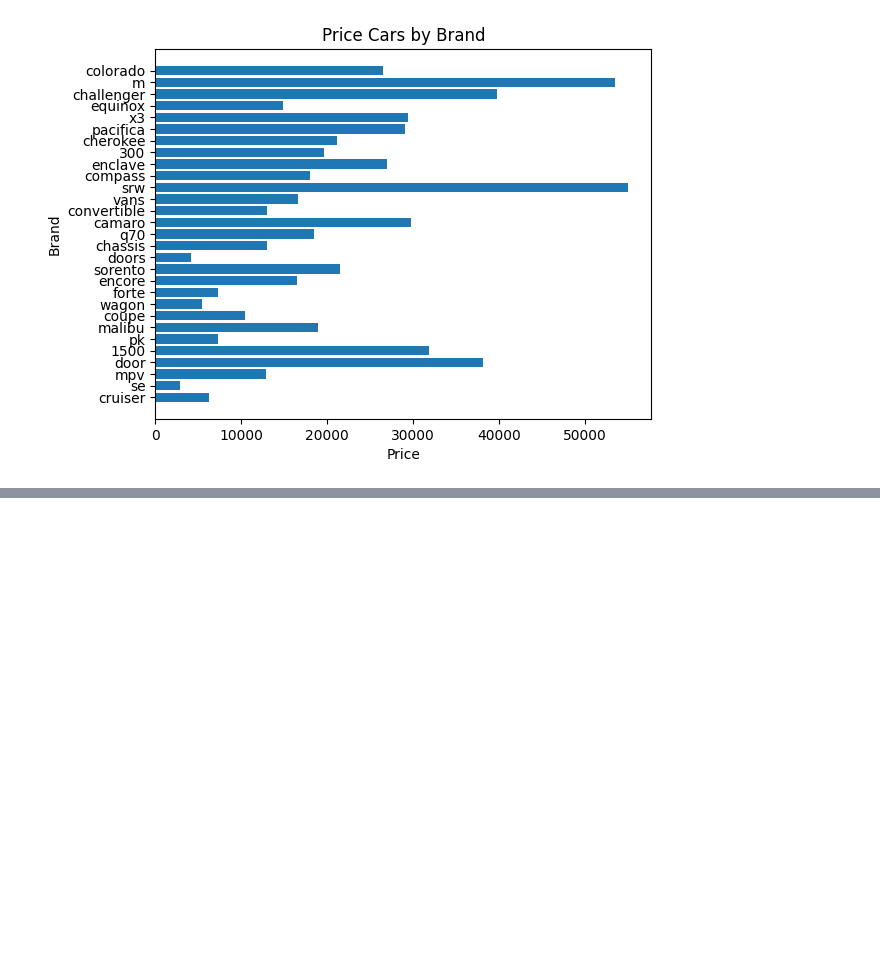
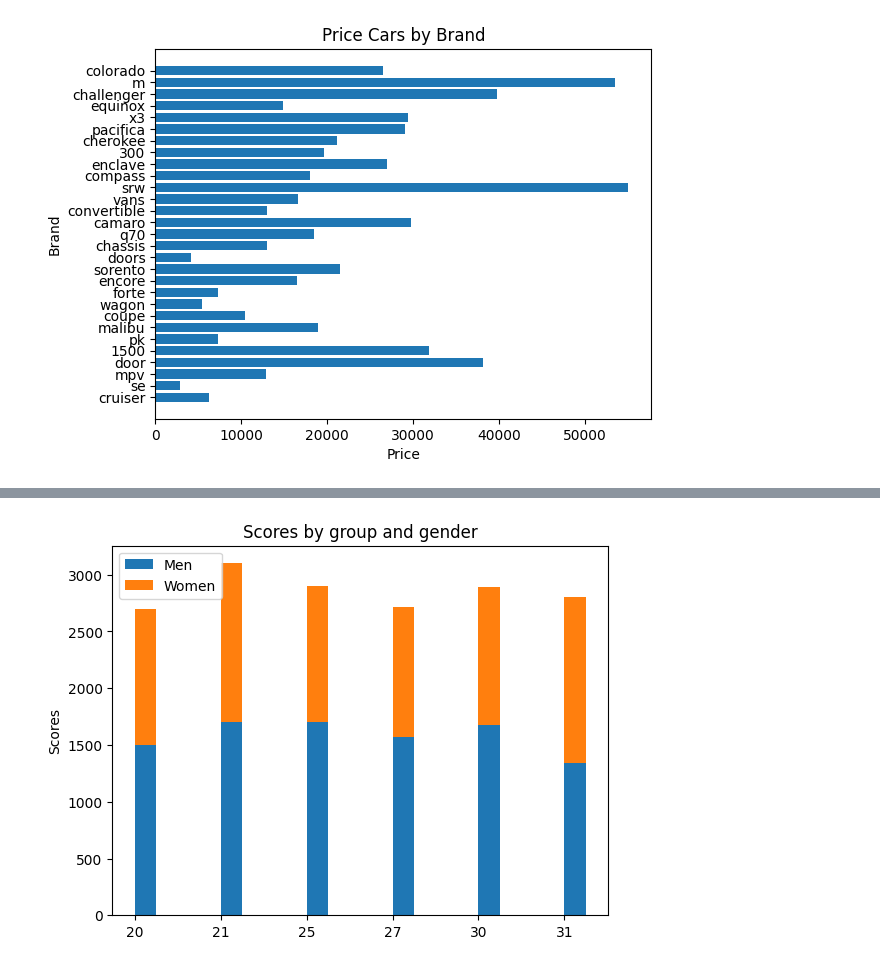
Before and after one commit to bltnhan/Python_Basic, a Jupyter notebook: demo_matplotlib.ipynb, the cells around one changed output, grey strips where cells are left out. Cells and saved outputs as stored; diff of their text form; code cells hidden in the pictures; blank space fills up the shorter version.

```diff
--- a/demo_matplotlib.ipynb
+++ b/demo_matplotlib.ipynb
@@ -175,0 +175,21 @@ ax.legend();
+# %%
+# stack bar
+# read csv Ref\Salary_by_Gender.csv
+df = pd.read_csv(r'Ref\Salary_by_Gender.csv')
+age = df['Age']
+man = df['Man']
+woman = df['Woman']
+x = np.arange(len(age))  # the label locations
+width = 0.25  # the width of the bars
+fig, ax = plt.subplots()
+rects1 = ax.bar(x + width/2, man, width, label='Men')
+rects2 = ax.bar(x + width/2, woman, width, bottom=man, label='Women')
+
+# # Add some text for labels, title and custom x-axis tick labels, etc.
+ax.set_ylabel('Scores')
+ax.set_title('Scores by group and gender')
+ax.set_xticks(x)
+ax.set_xticklabels(age)
+ax.legend();
+# %% [output]
+[figure, added]
```
Also changed, not shown: parts of 10 cells of this notebook.
